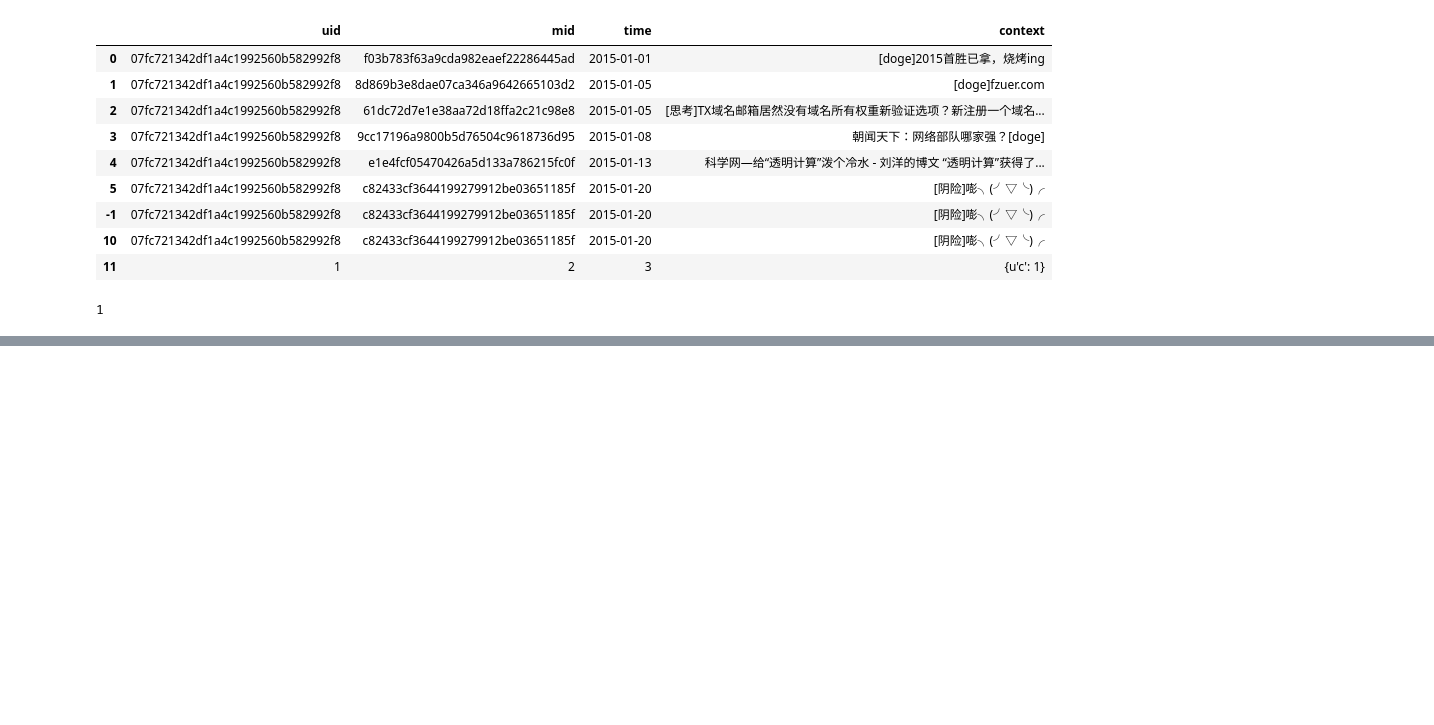
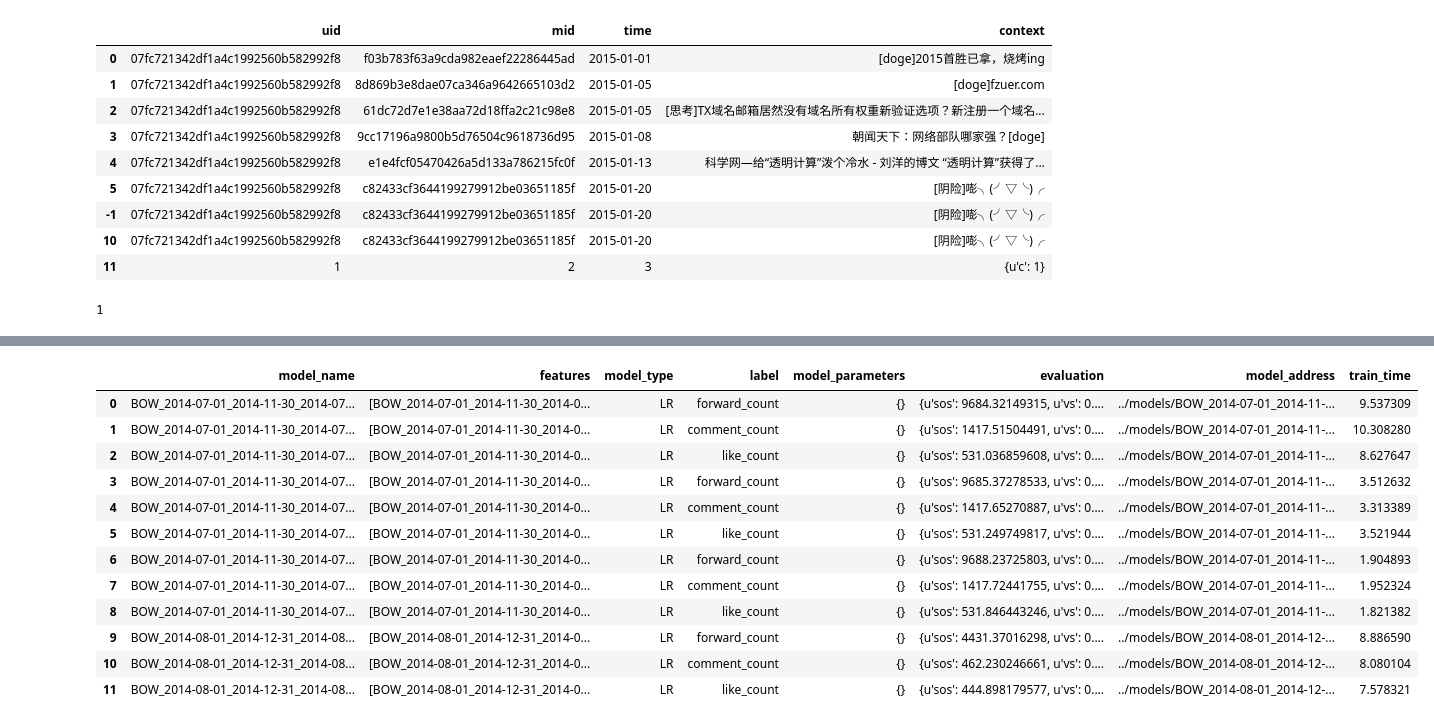
Before and after one commit to JeremyLi28/Data-pipeline-for-Sina-Weibo-Interaction-prediction, a Jupyter notebook: notebooks/BagOfWords.ipynb, the cells around one changed output, grey strips where cells are left out. Saved outputs shown, nothing was run; the diff lists cells and outputs as text; code cells hidden in the pictures; blank space fills up the shorter version.

```diff
--- a/notebooks/BagOfWords.ipynb
+++ b/notebooks/BagOfWords.ipynb
@@ -593,0 +648,3 @@ b.ix[11].context['c']
+# %%
+reload(weiboPredict.framework)
+fw.loadData()
@@ -593,0 +663,2 @@ b.ix[11].context['c']
+# %%
+fw.train([fw.features_log.feature_name[6]],"LR","forward_count")
@@ -593,0 +688,2 @@ b.ix[11].context['c']
+# %%
+fw.train([fw.features_log.feature_name[6]],"LR","comment_count")
@@ -593,0 +709,2 @@ b.ix[11].context['c']
+# %%
+fw.train([fw.features_log.feature_name[6]],"LR","like_count")
@@ -593,0 +730,16 @@ b.ix[11].context['c']
+# %%
+fw.train_log
+# %% [output]
+|  | model_name | features | model_type | label | model_parameters | evaluation | model_address | train_time |
+| 0 | BOW_2014-07-01_2014-11-30_2014-07... | [BOW_2014-07-01_2014-11-30_2014-0... | LR | forward_count | {} | {u'sos': 9684.32149315, u'vs': 0.... | ../models/BOW_2014-07-01_2014-11-... | 9.537309 |
+| 1 | BOW_2014-07-01_2014-11-30_2014-07... | [BOW_2014-07-01_2014-11-30_2014-0... | LR | comment_count | {} | {u'sos': 1417.51504491, u'vs': 0.... | ../models/BOW_2014-07-01_2014-11-... | 10.308280 |
+| 2 | BOW_2014-07-01_2014-11-30_2014-07... | [BOW_2014-07-01_2014-11-30_2014-0... | LR | like_count | {} | {u'sos': 531.036859608, u'vs': 0.... | ../models/BOW_2014-07-01_2014-11-... | 8.627647 |
+| 3 | BOW_2014-07-01_2014-11-30_2014-07... | [BOW_2014-07-01_2014-11-30_2014-0... | LR | forward_count | {} | {u'sos': 9685.37278533, u'vs': 0.... | ../models/BOW_2014-07-01_2014-11-... | 3.512632 |
+| 4 | BOW_2014-07-01_2014-11-30_2014-07... | [BOW_2014-07-01_2014-11-30_2014-0... | LR | comment_count | {} | {u'sos': 1417.65270887, u'vs': 0.... | ../models/BOW_2014-07-01_2014-11-... | 3.313389 |
+| 5 | BOW_2014-07-01_2014-11-30_2014-07... | [BOW_2014-07-01_2014-11-30_2014-0... | LR | like_count | {} | {u'sos': 531.249749817, u'vs': 0.... | ../models/BOW_2014-07-01_2014-11-... | 3.521944 |
+| 6 | BOW_2014-07-01_2014-11-30_2014-07... | [BOW_2014-07-01_2014-11-30_2014-0... | LR | forward_count | {} | {u'sos': 9688.23725803, u'vs': 0.... | ../models/BOW_2014-07-01_2014-11-... | 1.904893 |
+| 7 | BOW_2014-07-01_2014-11-30_2014-07... | [BOW_2014-07-01_2014-11-30_2014-0... | LR | comment_count | {} | {u'sos': 1417.72441755, u'vs': 0.... | ../models/BOW_2014-07-01_2014-11-... | 1.952324 |
+| 8 | BOW_2014-07-01_2014-11-30_2014-07... | [BOW_2014-07-01_2014-11-30_2014-0... | LR | like_count | {} | {u'sos': 531.846443246, u'vs': 0.... | ../models/BOW_2014-07-01_2014-11-... | 1.821382 |
+| 9 | BOW_2014-08-01_2014-12-31_2014-08... | [BOW_2014-08-01_2014-12-31_2014-0... | LR | forward_count | {} | {u'sos': 4431.37016298, u'vs': 0.... | ../models/BOW_2014-08-01_2014-12-... | 8.886590 |
+| 10 | BOW_2014-08-01_2014-12-31_2014-08... | [BOW_2014-08-01_2014-12-31_2014-0... | LR | comment_count | {} | {u'sos': 462.230246661, u'vs': 0.... | ../models/BOW_2014-08-01_2014-12-... | 8.080104 |
+| 11 | BOW_2014-08-01_2014-12-31_2014-08... | [BOW_2014-08-01_2014-12-31_2014-0... | LR | like_count | {} | {u'sos': 444.898179577, u'vs': 0.... | ../models/BOW_2014-08-01_2014-12-... | 7.578321 |
```
Also changed, not shown: parts of 12 cells of this notebook, 8 other files.
